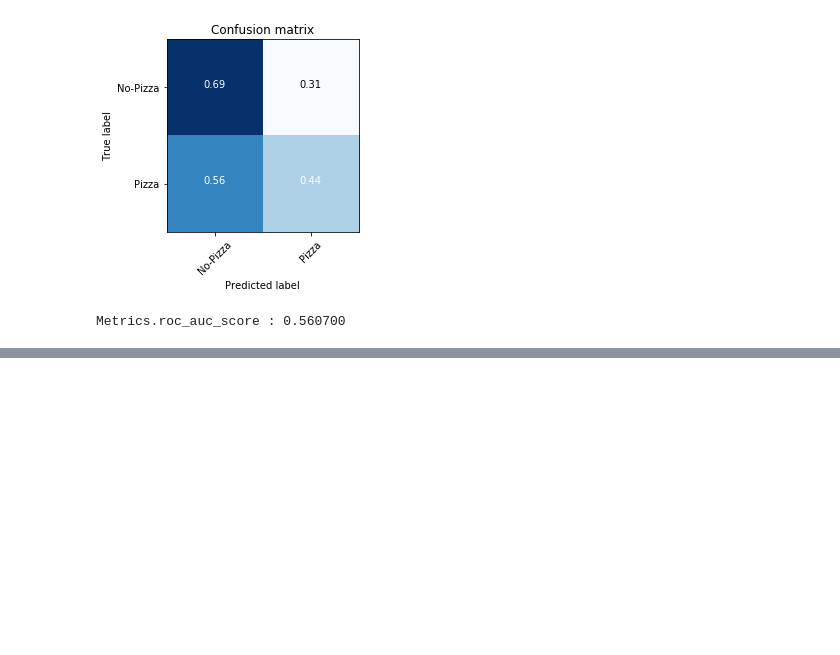
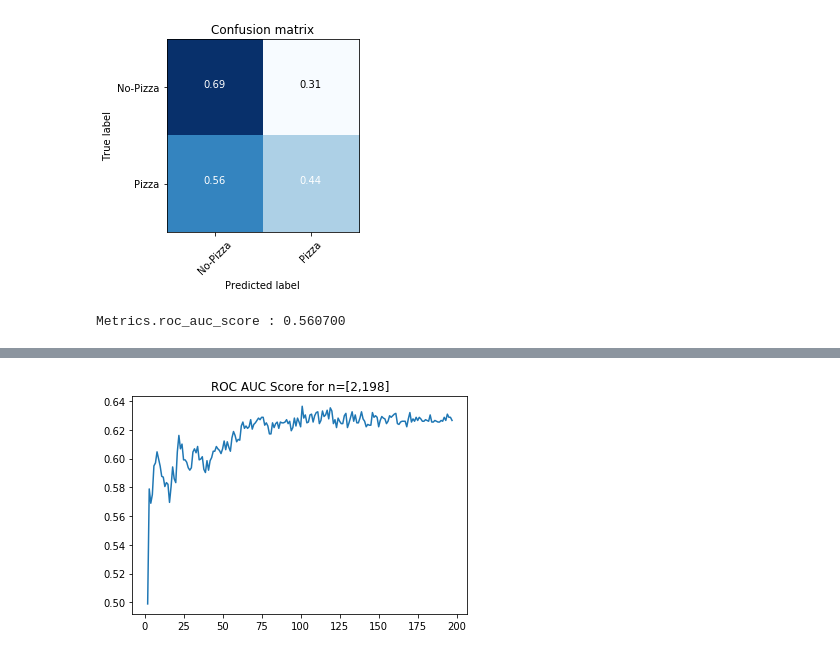
Before and after one commit to gkarnataki/w207-final-project, a Jupyter notebook: RAOP-Final.ipynb, the cells around one changed output, grey strips where cells are left out. Saved outputs shown, nothing was run; the diff lists cells and outputs as text; code cells hidden in the pictures; blank space fills up the shorter version.

Commit message:
PCA in Appendix

```diff
--- a/RAOP-Final.ipynb
+++ b/RAOP-Final.ipynb
@@ -45,8 +45,11 @@ from sklearn.linear_model import LogisticRegression
 from sklearn.feature_extraction.text import CountVectorizer
 
 
-train_df = pd.read_json("data/train.json")
-test_df = pd.read_json("data/test.json")
+#train_df = pd.read_json("data/train.json")
+#test_df = pd.read_json("data/test.json")
+train_df = pd.read_json("train.json")
+test_df = pd.read_json("test.json")
+
 
 print ("Training Data shape : %s" % str(train_df.shape))
 print ("Test Data shape : %s" % str(test_df.shape))
@@ -91,9 +94,11 @@ def evaluate(classes,y_true,y_pred,
     plt.show()
     print ("Metrics.roc_auc_score : %f" % metrics.roc_auc_score(y_true, y_pred))
 
-with open('states.json', encoding='utf-8') as f:
+#with open('states.json', encoding='utf-8') as f:
+with open('states.json') as f:
     states = json.load(f)
-with open('countries.json', encoding='utf-8') as f:
+#with open('countries.json', encoding='utf-8') as f:
+with open('countries.json') as f:
     countries = json.load(f)
 
 # check whether string contains state or country
@@ -713,0 +723,22 @@ Metrics.roc_auc_score : 0.560700
+# %%
+from sklearn.decomposition import PCA
+
+def run_pca(components):
+    roc = []
+    for comp in components:
+        pca = PCA(n_components=comp)
+
+        train_data1_pca = pca.fit_transform(train_data1)
+        dev_data1_pca = pca.transform(dev_data1)
+
+        lr = LogisticRegression(C=0.01,penalty='l2',random_state=42).fit(train_data1_pca,train_labels)
+        roc.append(metrics.roc_auc_score(dev_labels,lr.predict(dev_data1_pca)))
+    return roc
+
+components = range(2,198)
+roc = run_pca(components)
+plt.plot(components,roc)
+plt.title("ROC AUC Score for n=[2,198]")
+plt.show()
+# %% [output]
+[figure, added]
```
Also changed, not shown: parts of 4 cells of this notebook.
